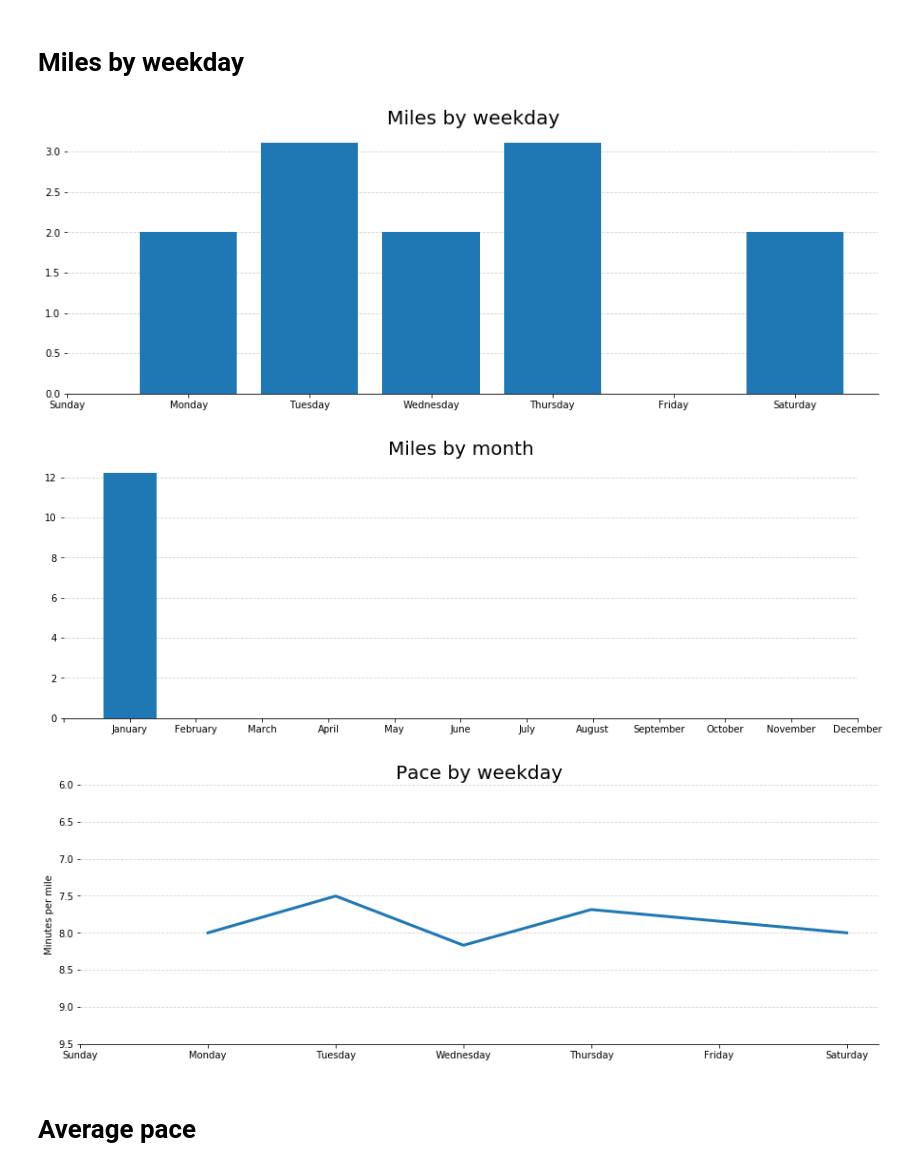
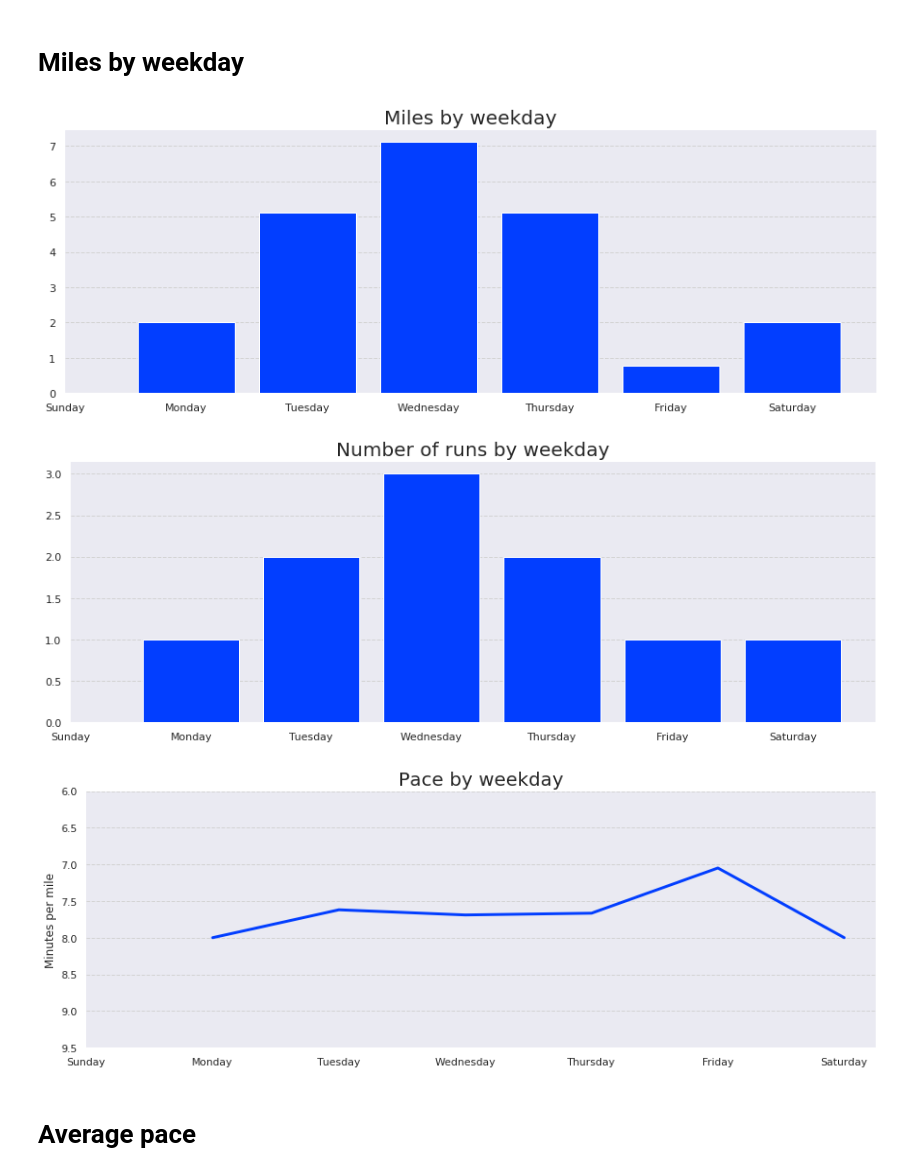
Before and after one commit to lkavenagh/runs, a Jupyter notebook: Run analysis.ipynb, the cells around one changed output. Saved outputs shown, nothing was run; the diff lists cells and outputs as text; code cells hidden in the pictures.

```diff
--- a/Run analysis.ipynb
+++ b/Run analysis.ipynb
@@ -3,6 +3,11 @@ import os
 os.system(r'python C:\users\barby\documents\github\runs\upload_activities.py')
 import psycopg2
 import datetime
+
+import seaborn as sns
+sns.set()
+sns.set_style("darkgrid")
+sns.set_palette("bright")
 
 import pandas as pd
 import numpy as np
@@ -15,7 +20,10 @@ import matplotlib.dates as mdates
 km_in_a_mile = 1.60934
 
 def readConfig(key):
-    config = pd.read_table(r'c:\users\barby\documents\config.txt', header = None)
+    if os.environ['DESKTOP_SESSION'] == 'ubuntu':
+        config = pd.read_table(r'~/Documents/config.txt', header = None)
+    else:
+        config = pd.read_table(r'c:\users\barby\documents\config.txt', header = None)
     config = [c.split('=') for c in config[0]]
     out = [c[1] for c in config if c[0] == key][0]
     return(out)
@@ -66,14 +92,14 @@ today_target = plot_dat.loc[plot_dat.generic_date == datetime.date(1900, t.month
 # %%
-fig = plt.figure(figsize = (15,5))
+fig = plt.figure(figsize = (15,8))
 ax = fig.add_subplot(111)
 
 for y in plot_dat.columns[1:]:
     if y == 'target':
-        ax.plot(plot_dat.generic_date, plot_dat[y], linestyle = '--', color = 'k')
+        ax.plot(plot_dat.generic_date, plot_dat[y], linestyle = '-', color = 'k')
     elif y == max([int(c) for c in plot_dat.columns[1:-1]]):
         ax.plot(plot_dat.generic_date, plot_dat[y], linewidth = 3, color = 'red')
     else:
-        ax.plot(plot_dat.generic_date, plot_dat[y], linestyle = ':')
+        ax.plot(plot_dat.generic_date, plot_dat[y], linestyle = '--', linewidth = 1)
 
 ax.legend(frameon = False)
 for var in ['top', 'bottom', 'left', 'right']:
@@ -85,7 +111,7 @@ ax.set_title(' Target: ' + str(round(today_target,1)) + ' miles |' + \
             ' Actual: ' + str(round(actual,1)) + ' miles |' + \
             ' Surplus: ' + str(round(actual - today_target,1)) + ' miles', fontsize = 20)
 
-ax.set_xticks([datetime.date(1900,c,1) for c in range(1,13)] + [datetime.date(1901,1,1)])
+ax.set_xticks([datetime.date(1904,c,1) for c in range(1,13)] + [datetime.date(1905,1,1)])
 xfmt = mdates.DateFormatter('%b')
 ax.xaxis.set_major_formatter(xfmt)
 # %% [output]
@@ -147,32 +173,29 @@ ax.xaxis.grid(False)
 ax.set_title('Miles by weekday', fontsize = 20)
 x = ax.set_xticklabels(['Sunday', 'Monday', 'Tuesday', 'Wednesday', 'Thursday', 'Friday', 'Saturday'])
 # %% [output]
-[figure, old version]
+[figure, new version]
 # %%
-dat = dbGetQuery('SELECT EXTRACT(month from start_date) as mon, sum(distance_miles) as total_miles \
+dat = dbGetQuery('SELECT EXTRACT(dow from start_date) as dow, count(distance_miles) as num_activities \
                 FROM runs.activities_summary \
                 WHERE EXTRACT(year from start_date) = (SELECT max(EXTRACT(year from start_date)) FROM runs.activities) \
                 GROUP BY 1 \
                 ORDER BY 1')
 
 fig = plt.figure(figsize = (15,5))
 ax = fig.add_subplot(111)
 
-ax.bar(dat.mon, dat.total_miles, zorder = 3)
+ax.bar(dat.dow, dat.num_activities, zorder = 3)
+ax.set_xticks([0,1,2,3,4,5,6])
 
 for var in ['top', 'left', 'right']:
     ax.spines[var].set_visible(False)
 
 ax.grid(linestyle = '--', color = 'lightgrey')
 ax.xaxis.grid(False)
-ax.set_title('Miles by month', fontsize = 20)
-ax.set_xticks(range(13))
-x=ax.set_xticklabels(['', 'January', 'February', 'March',
-                    'April', 'May', 'June',
-                    'July', 'August', 'September',
-                    'October', 'November', 'December'])
+ax.set_title('Number of runs by weekday', fontsize = 20)
+x = ax.set_xticklabels(['Sunday', 'Monday', 'Tuesday', 'Wednesday', 'Thursday', 'Friday', 'Saturday'])
 # %% [output]
-[figure, old version]
+[figure, new version]
 # %%
 dat = dbGetQuery('SELECT EXTRACT(dow from start_date) as dow, sum(average_pace * distance_miles) / sum(distance_miles) as avg_pace \
                 FROM runs.activities_summary \
@@ -197,7 +220,7 @@ ax.set_title('Pace by weekday', fontsize = 20)
 ax.set_xticks([0,1,2,3,4,5,6])
 x = ax.set_xticklabels(['Sunday', 'Monday', 'Tuesday', 'Wednesday', 'Thursday', 'Friday', 'Saturday'])
 # %% [output]
-[figure, old version]
+[figure, new version]
 # %% [markdown]
 # Average pace
 # %%
```
Also changed, not shown: parts of 12 cells of this notebook, 1 other file.
